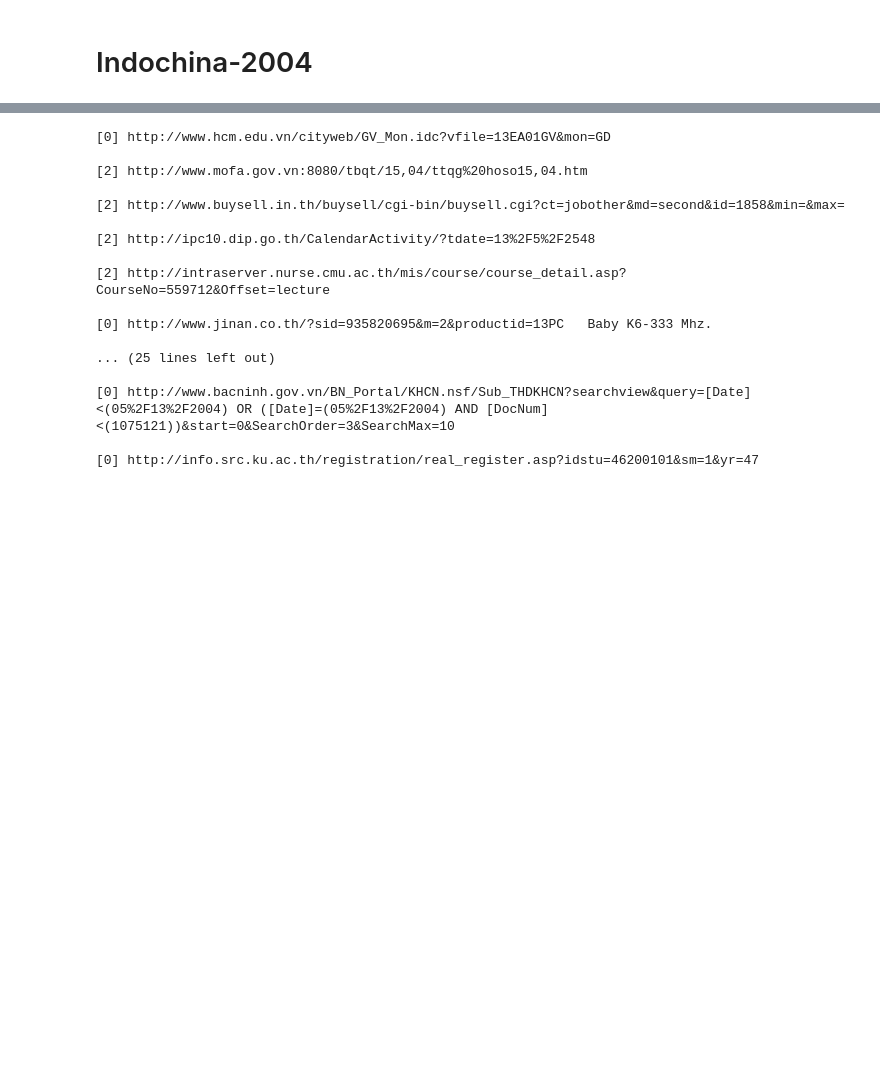
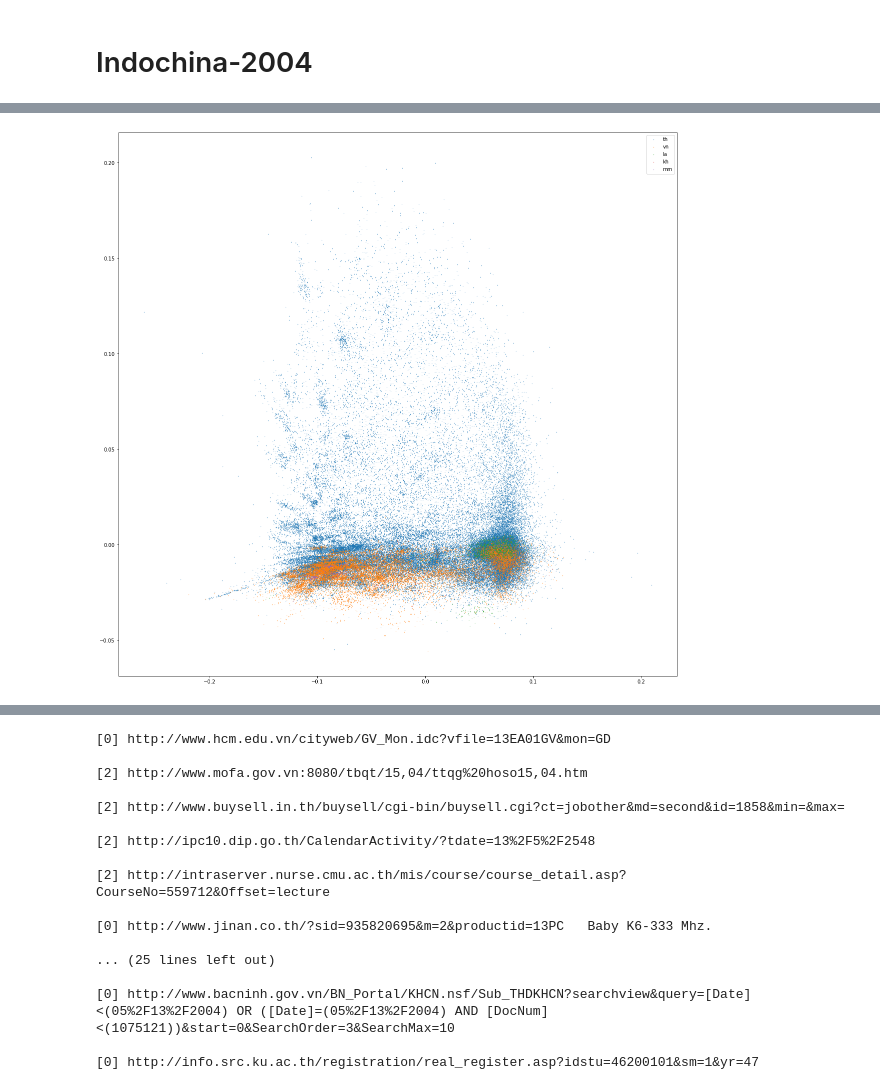
Before and after one commit to Nicolaus93/biggraph, a Jupyter notebook: jupyter/faiss_explore.ipynb, the cells around one changed output, grey strips where cells are left out. Drawn from its saved outputs; the diff is of its cells as text; code cells hidden in the pictures; blank space fills up the shorter version.

```diff
--- a/jupyter/faiss_explore.ipynb
+++ b/jupyter/faiss_explore.ipynb
@@ -120,0 +131,8 @@ num partitions 20
+# %%
+labels_dict = Path("/data/models") / basename / "labels.json"
+with labels_dict.open() as f:
+    lll = json.load(f)
+
+plot_true_labels(indo_pca, Y, lll['labels'])
+# %% [output]
+[figure, added]
```
Also changed, not shown: parts of 21 cells of this notebook.
